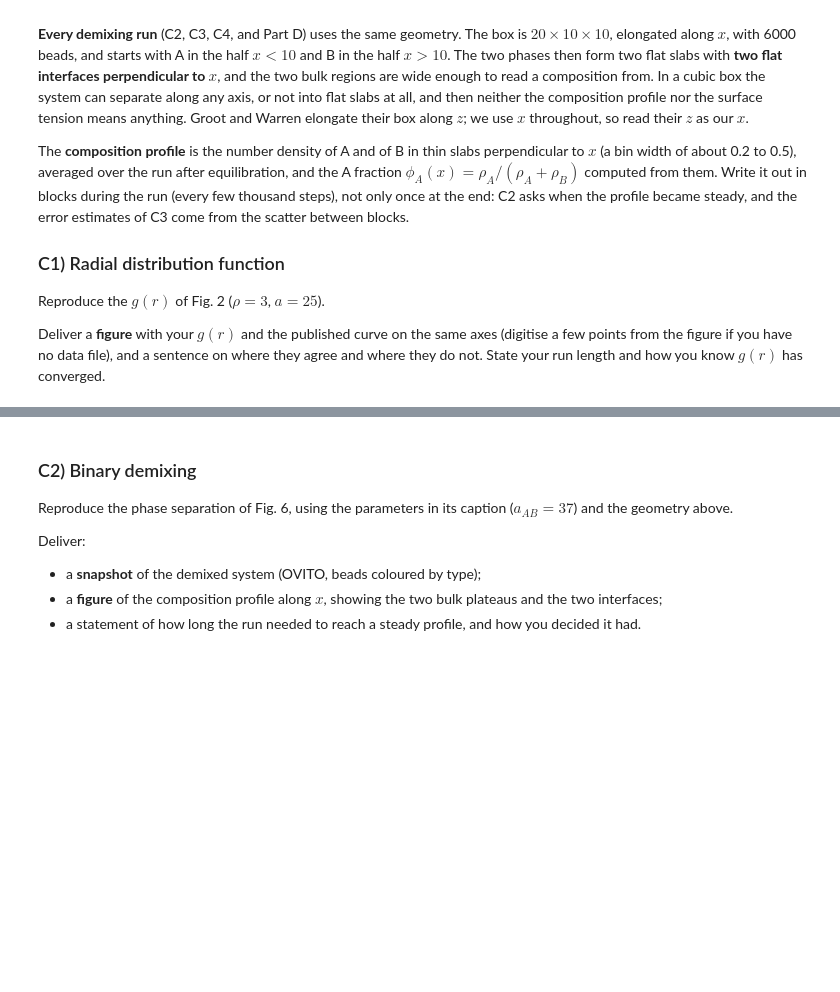
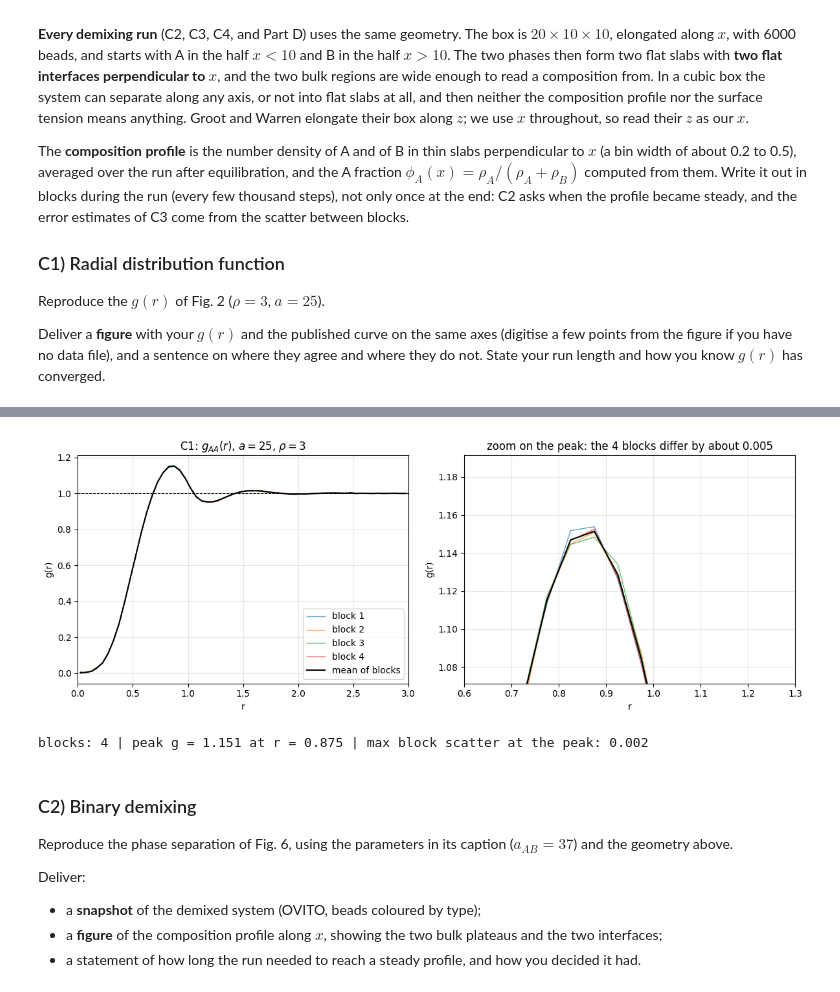
Before and after one commit to datomic117/Particle_based_simulations, a Jupyter notebook: Assignment_3/A3.ipynb, the cells around one changed output, grey strips where cells are left out. Saved outputs shown, nothing was run; the diff lists cells and outputs as text; code cells hidden in the pictures; blank space fills up the shorter version.

```diff
--- a/Assignment_3/A3.ipynb
+++ b/Assignment_3/A3.ipynb
@@ -870,5 +893,38 @@ length and how you know $g(r)$ has converged.
 # %%
 # C1: g(r) overlaid with Fig. 2
+import numpy as np, pandas as pd, matplotlib.pyplot as plt
+
+# Points read off Fig. 2 of Groot & Warren (r, g). Fill in by digitising the figure; left empty
+# on purpose rather than invented.
+FIG2_POINTS = []   # e.g. [(0.5, 0.2), (0.8, 1.15), ...]
+
+blocks = pd.read_csv("data/C1_a25_rdf_blocks.csv")
+blocks = blocks[blocks.pair == "AA"]
+blocks["r"] = (blocks.r_min + blocks.r_max) / 2
+piv = blocks.pivot(index="r", columns="block", values="g_r")
+piv = piv.iloc[:, 1:]   # first block holds a single sample (step 4000): drop it
+mean, spread = piv.mean(axis=1), piv.std(axis=1)
+
+fig, (ax, zoom) = plt.subplots(1, 2, figsize=(12, 4.5))
+for a in (ax, zoom):
+    for k in piv.columns:
+        a.plot(piv.index, piv[k], lw=1, alpha=0.7, label=f"block {k}")
+    a.plot(piv.index, mean, "k", lw=1.5, label="mean of blocks")
+    a.axhline(1, color="k", ls="--", lw=0.8)
+    a.set_xlabel("r"); a.set_ylabel("g(r)"); a.grid(alpha=0.3)
+if FIG2_POINTS:
+    ax.plot(*zip(*FIG2_POINTS), "ko", label="Groot-Warren Fig. 2")
+ax.set(xlim=(0, 3), title=r"C1: $g_{AA}(r)$, $a=25$, $\rho=3$")
+ax.legend()
+zoom.set(xlim=(0.6, 1.3), ylim=(mean.max() - 0.08, mean.max() + 0.04),
+         title="zoom on the peak: the 4 blocks differ by about 0.005")
+plt.tight_layout(); plt.show()
+
+print("blocks:", piv.shape[1], "| peak g =", round(mean.max(), 3), "at r =", round(mean.idxmax(), 3),
+      "| max block scatter at the peak:", round(spread[mean.idxmax()], 3))
+# %% [output]
+[figure, added]
+blocks: 4 | peak g = 1.151 at r = 0.875 | max block scatter at the peak: 0.002
 # %% [markdown]
 ### C2) Binary demixing
 
```
Also changed, not shown: parts of 11 cells of this notebook, 42 other files.
